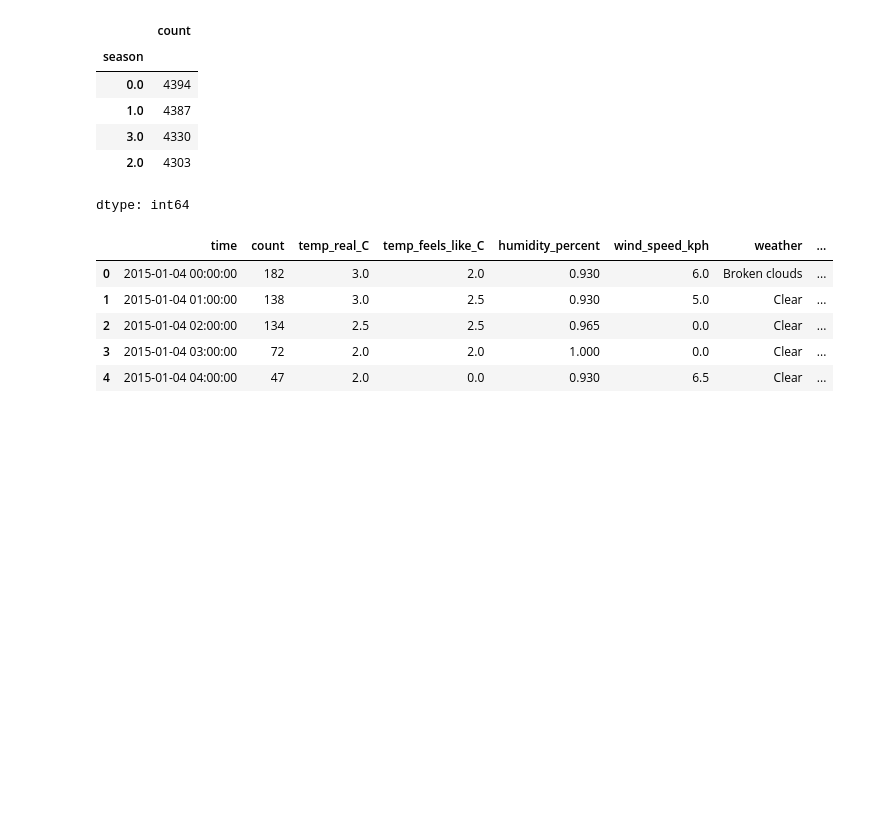
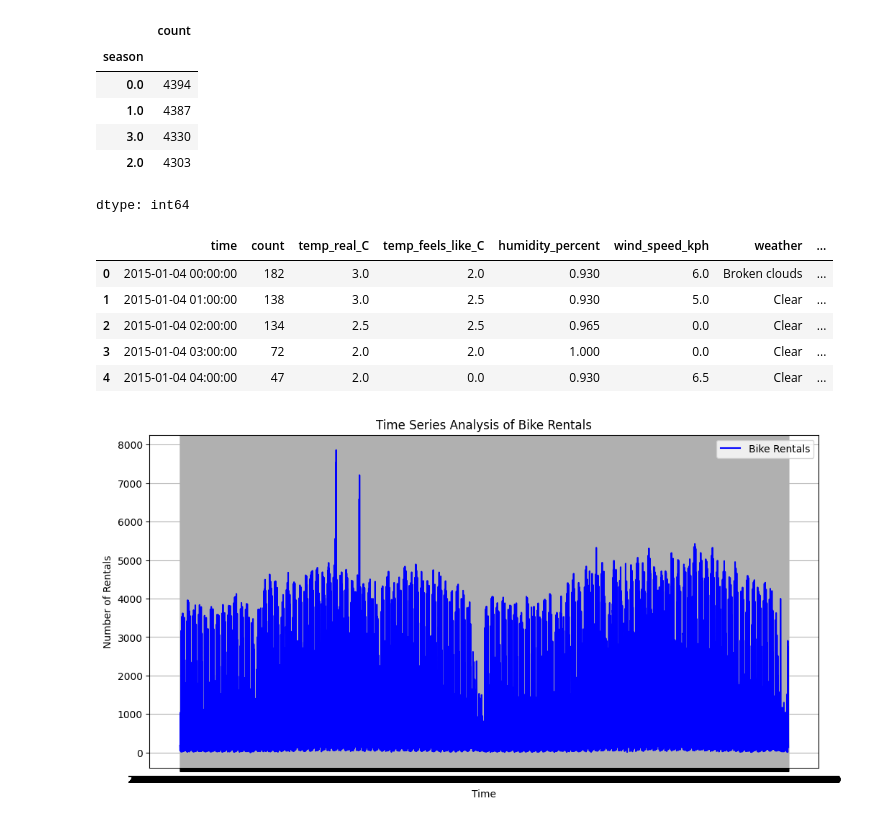
Before and after one commit to DaylaHoang/London-Bikes, a Jupyter notebook: LondonBikeRides.ipynb, the cells around one changed output. Drawn from its saved outputs; the diff is of its cells as text; code cells hidden in the pictures; blank space fills up the shorter version.

```diff
--- a/LondonBikeRides.ipynb
+++ b/LondonBikeRides.ipynb
@@ -147,3 +147,15 @@ bikes.head()
 | 4 | 2015-01-04 04:00:00 | 47 | 2.0 | 0.0 | 0.930 | 6.5 | Clear | ... |
 # %%
 bikes.to_excel('london_bikes_final.xlsx', sheet_name='Data')
+# %%
+# Key Metrics Analysis: Time Series Plot of Bike Rentals
+plt.figure(figsize=(12, 6))
+plt.plot(bikes['time'], bikes['count'], label='Bike Rentals', color='blue')
+plt.title('Time Series Analysis of Bike Rentals')
+plt.xlabel('Time')
+plt.ylabel('Number of Rentals')
+plt.legend()
+plt.grid(True)
+plt.show()
+# %% [output]
+[figure, added]
```
Also changed, not shown: parts of 5 cells of this notebook.
